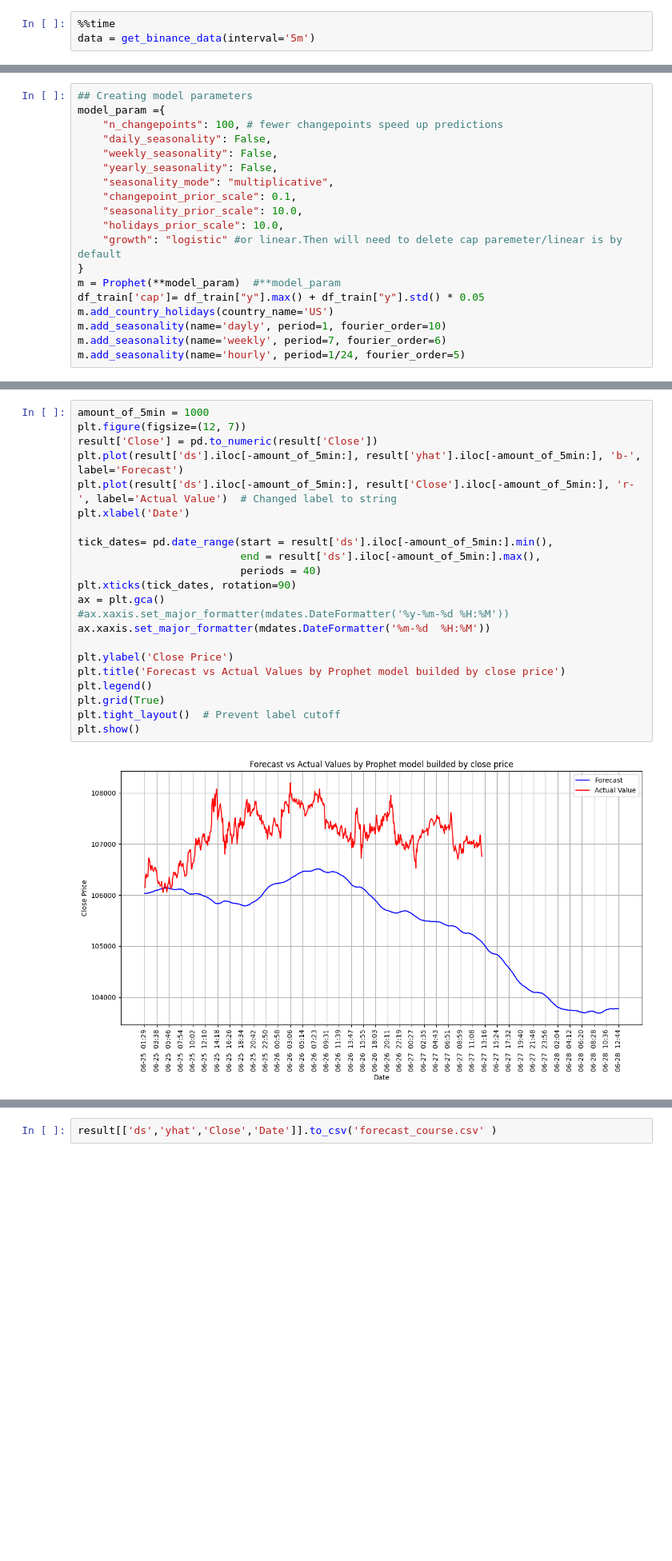
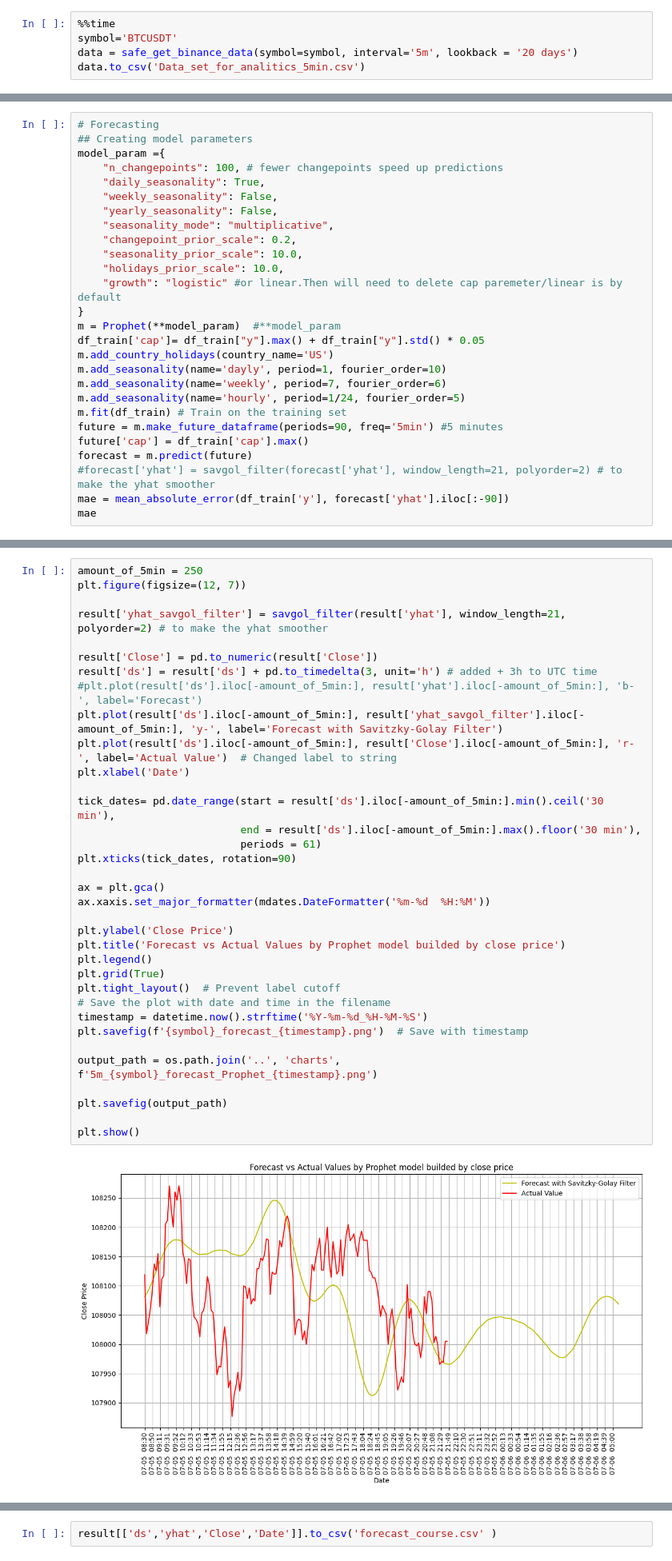
Before and after one commit to DeveloperAlex111/get_df_binance_with_forecast, a Jupyter notebook: get_5m_df_fr_binance_and_prophet_forecast_by_close_price.ipynb, the cells around one changed output, grey strips where cells are left out. Shown at 80% size. Drawn from its saved outputs; the diff is of its cells as text; blank space fills up the shorter version.

Commit message:
Made the forecast charts smoother by using Savitzky-Golay filter and optimize parameters of the model

```diff
--- a/get_5m_df_fr_binance_and_prophet_forecast_by_close_price.ipynb
+++ b/get_5m_df_fr_binance_and_prophet_forecast_by_close_price.ipynb
@@ -30,4 +41,6 @@ def get_binance_data(symbol='BTCUSDT', interval='5m', lookback = '60 days'):
 # %%
 %%time
-data = get_binance_data(interval='5m')
+symbol='BTCUSDT'
+data = safe_get_binance_data(symbol=symbol, interval='5m', lookback = '20 days')
+data.to_csv('Data_set_for_analitics_5min.csv')
 # %% [output]
@@ -53,12 +75,13 @@ df_test = df_train.iloc[-288:]
 # %%
+# Forecasting
 ## Creating model parameters
 model_param ={
     "n_changepoints": 100, # fewer changepoints speed up predictions
-    "daily_seasonality": False,
+    "daily_seasonality": True,
     "weekly_seasonality": False,
     "yearly_seasonality": False,
     "seasonality_mode": "multiplicative",
-    "changepoint_prior_scale": 0.1,
+    "changepoint_prior_scale": 0.2,
     "seasonality_prior_scale": 10.0,
     "holidays_prior_scale": 10.0,
     "growth": "logistic" #or linear.Then will need to delete cap paremeter/linear is by default
@@ -69,4 +92,11 @@ m.add_country_holidays(country_name='US')
 m.add_seasonality(name='dayly', period=1, fourier_order=10)
 m.add_seasonality(name='weekly', period=7, fourier_order=6)
 m.add_seasonality(name='hourly', period=1/24, fourier_order=5)
+m.fit(df_train) # Train on the training set
+future = m.make_future_dataframe(periods=90, freq='5min') #5 minutes
+future['cap'] = df_train['cap'].max()
+forecast = m.predict(future)
+#forecast['yhat'] = savgol_filter(forecast['yhat'], window_length=21, polyorder=2) # to make the yhat smoother
+mae = mean_absolute_error(df_train['y'], forecast['yhat'].iloc[:-90])
+mae
 # %% [output]
@@ -125,24 +128,37 @@ plt.show()
 # %%
-amount_of_5min = 1000
+amount_of_5min = 250
 plt.figure(figsize=(12, 7))
+
+result['yhat_savgol_filter'] = savgol_filter(result['yhat'], window_length=21, polyorder=2) # to make the yhat smoother
+
 result['Close'] = pd.to_numeric(result['Close'])
-plt.plot(result['ds'].iloc[-amount_of_5min:], result['yhat'].iloc[-amount_of_5min:], 'b-', label='Forecast')
+result['ds'] = result['ds'] + pd.to_timedelta(3, unit='h') # added + 3h to UTC time
+#plt.plot(result['ds'].iloc[-amount_of_5min:], result['yhat'].iloc[-amount_of_5min:], 'b-', label='Forecast')
+plt.plot(result['ds'].iloc[-amount_of_5min:], result['yhat_savgol_filter'].iloc[-amount_of_5min:], 'y-', label='Forecast with Savitzky-Golay Filter')
 plt.plot(result['ds'].iloc[-amount_of_5min:], result['Close'].iloc[-amount_of_5min:], 'r-', label='Actual Value')  # Changed label to string
 plt.xlabel('Date')
 
-tick_dates= pd.date_range(start = result['ds'].iloc[-amount_of_5min:].min(),
-                          end = result['ds'].iloc[-amount_of_5min:].max(),
-                          periods = 40)
+tick_dates= pd.date_range(start = result['ds'].iloc[-amount_of_5min:].min().ceil('30 min'),
+                          end = result['ds'].iloc[-amount_of_5min:].max().floor('30 min'),
+                          periods = 61)
 plt.xticks(tick_dates, rotation=90)
+
 ax = plt.gca()
-#ax.xaxis.set_major_formatter(mdates.DateFormatter('%y-%m-%d %H:%M'))
 ax.xaxis.set_major_formatter(mdates.DateFormatter('%m-%d  %H:%M'))
 
 plt.ylabel('Close Price')
 plt.title('Forecast vs Actual Values by Prophet model builded by close price')
 plt.legend()
 plt.grid(True)
 plt.tight_layout()  # Prevent label cutoff
+# Save the plot with date and time in the filename
+timestamp = datetime.now().strftime('%Y-%m-%d_%H-%M-%S')
+plt.savefig(f'{symbol}_forecast_{timestamp}.png')  # Save with timestamp
+
+output_path = os.path.join('..', 'charts', f'5m_{symbol}_forecast_Prophet_{timestamp}.png')
+
+plt.savefig(output_path)
+
 plt.show()
 # %% [output]
-[figure, old version]
+[figure, new version]
```
Also changed, not shown: parts of 20 cells of this notebook, 2 other files.
